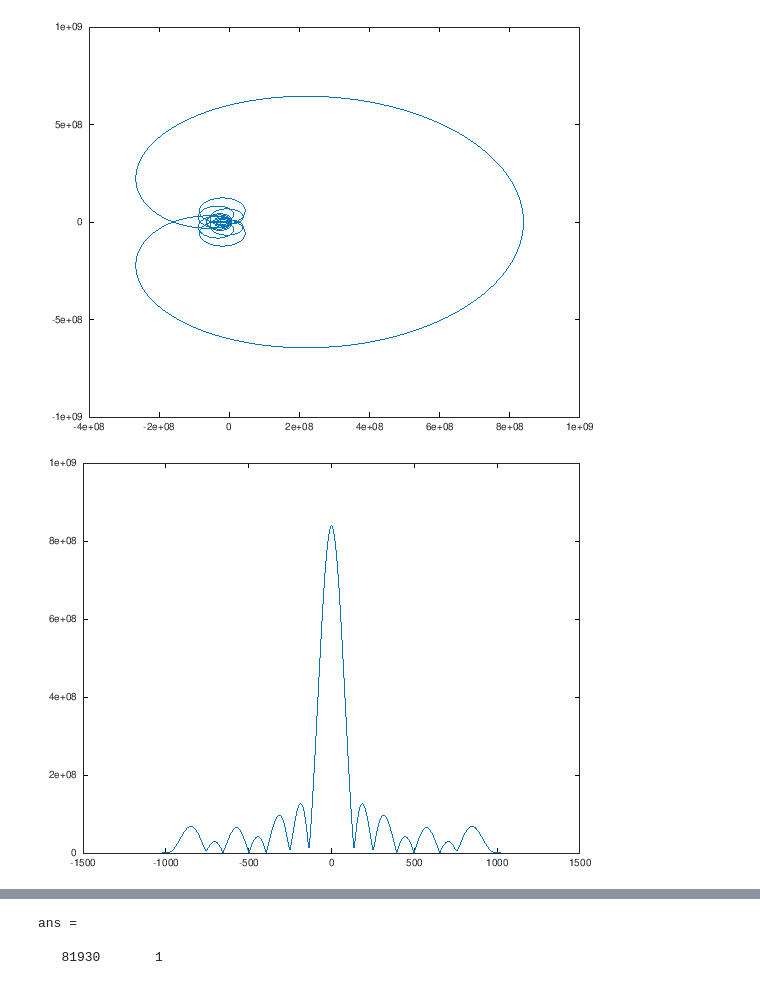
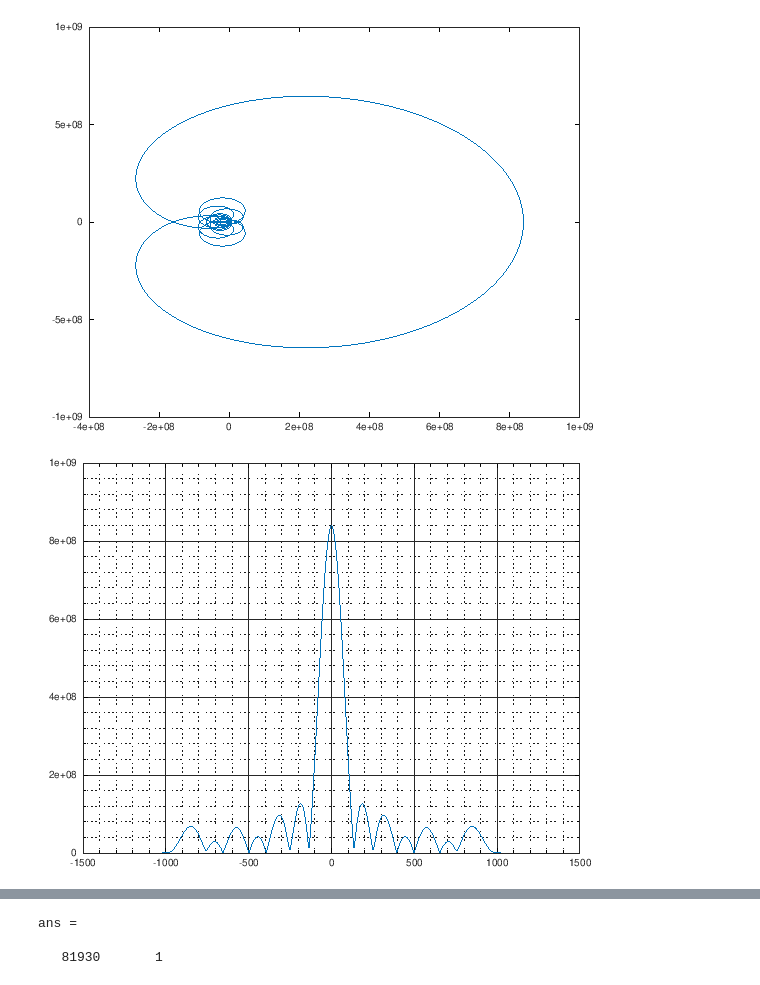
Before and after one commit to tbondy760/sat-chirp, a Jupyter notebook: Costas.ipynb, the cells around one changed output, grey strips where cells are left out. Cells and saved outputs as stored; diff of their text form; code cells hidden in the pictures.

```diff
--- a/Costas.ipynb
+++ b/Costas.ipynb
@@ -190,5 +180,8 @@ plot(MagCV)
 [figure]
 # %%
 plot(-pulseSamples:1:pulseSamples, abs(MagCV))
+grid on
+grid minor
+axis("tic")
 # %% [output]
-[figure, old version]
+[figure, new version]
```
Also changed, not shown: parts of 13 cells of this notebook.
